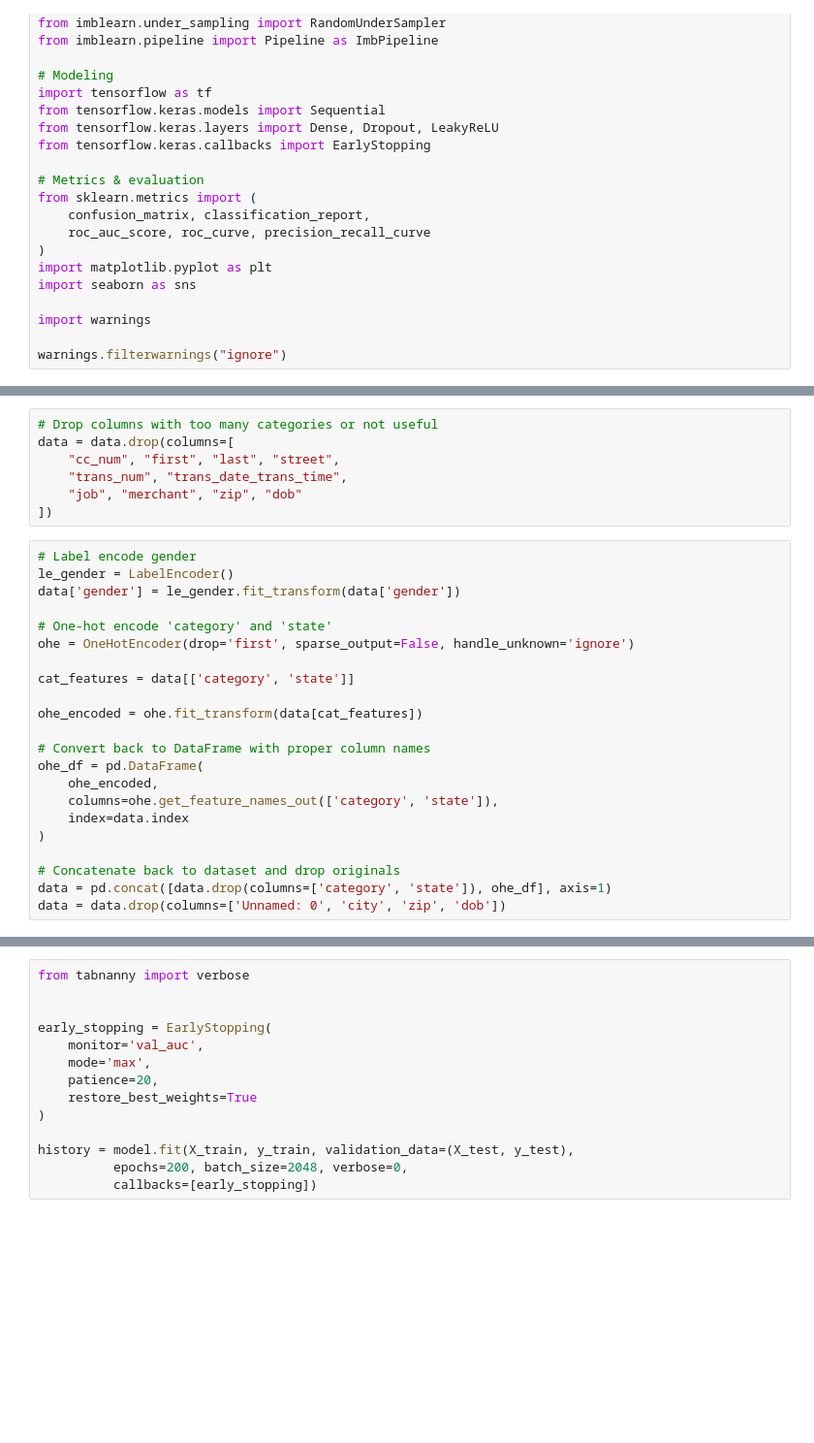
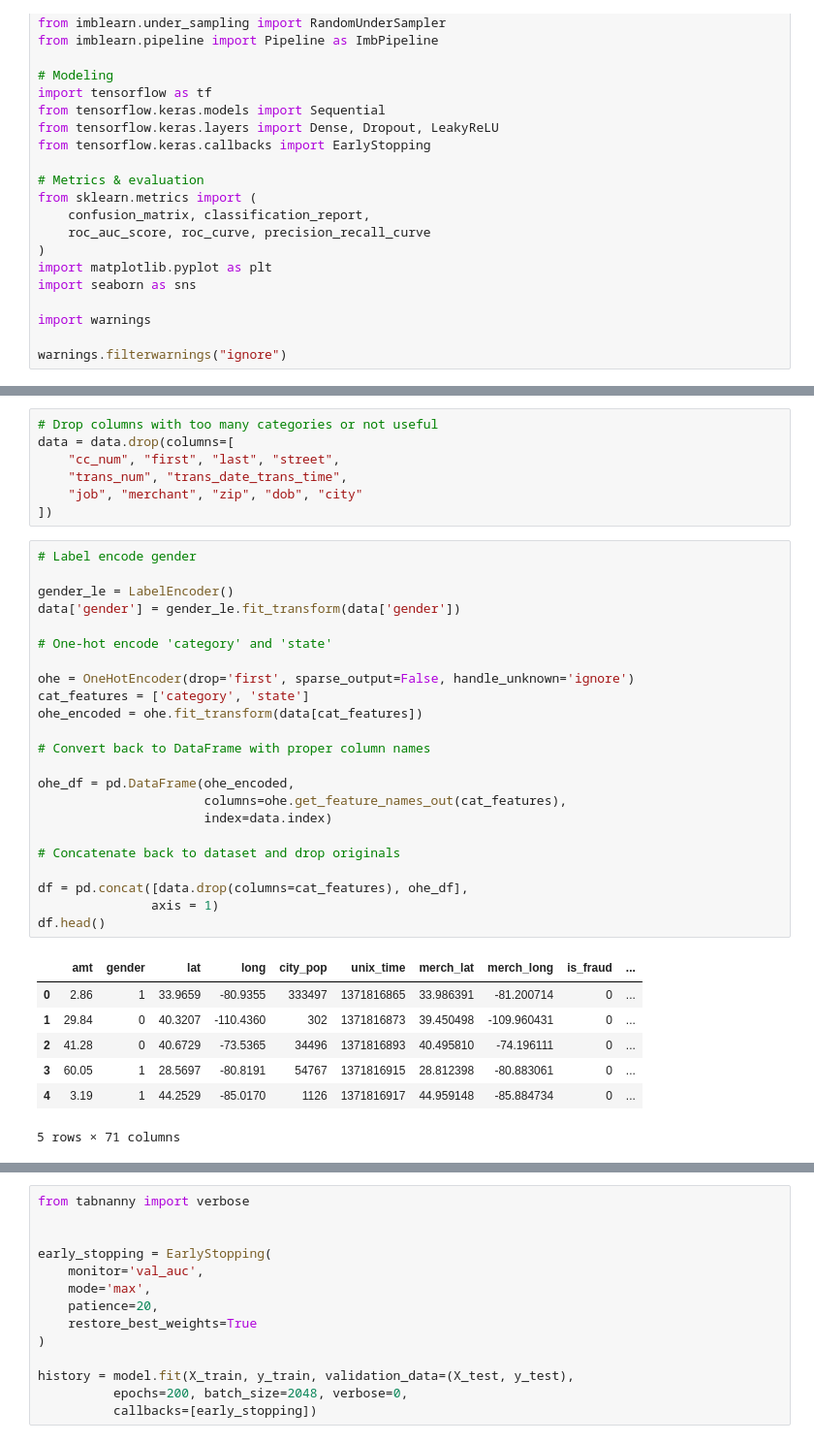
Before and after one commit to FbStatsQuant/ANN, a Jupyter notebook: 1_ANN_Classification_tensorflow.ipynb, the cells around one changed output, grey strips where cells are left out. Shown at 97% size. Cells and saved outputs as stored; diff of their text form; blank space fills up the shorter version.

```diff
--- a/1_ANN_Classification_tensorflow.ipynb
+++ b/1_ANN_Classification_tensorflow.ipynb
@@ -51,29 +51,38 @@ data.head()
 data = data.drop(columns=[
     "cc_num", "first", "last", "street",
     "trans_num", "trans_date_trans_time",
-    "job", "merchant", "zip", "dob"
+    "job", "merchant", "zip", "dob", "city"
 ])
 # %%
 # Label encode gender
-le_gender = LabelEncoder()
-data['gender'] = le_gender.fit_transform(data['gender'])
+
+gender_le = LabelEncoder()
+data['gender'] = gender_le.fit_transform(data['gender'])
 
 # One-hot encode 'category' and 'state'
+
 ohe = OneHotEncoder(drop='first', sparse_output=False, handle_unknown='ignore')
-
-cat_features = data[['category', 'state']]
-
+cat_features = ['category', 'state']
 ohe_encoded = ohe.fit_transform(data[cat_features])
 
 # Convert back to DataFrame with proper column names
-ohe_df = pd.DataFrame(
-    ohe_encoded,
-    columns=ohe.get_feature_names_out(['category', 'state']),
-    index=data.index
-)
+
+ohe_df = pd.DataFrame(ohe_encoded,
+                      columns=ohe.get_feature_names_out(cat_features),
+                      index=data.index)
 
 # Concatenate back to dataset and drop originals
-data = pd.concat([data.drop(columns=['category', 'state']), ohe_df], axis=1)
-data = data.drop(columns=['Unnamed: 0', 'city', 'zip', 'dob'])
+
+df = pd.concat([data.drop(columns=cat_features), ohe_df],
+               axis = 1)
+df.head()
+# %% [output]
+|  | amt | gender | lat | long | city_pop | unix_time | merch_lat | merch_long | is_fraud | ... |
+| 0 | 2.86 | 1 | 33.9659 | -80.9355 | 333497 | 1371816865 | 33.986391 | -81.200714 | 0 | ... |
+| 1 | 29.84 | 0 | 40.3207 | -110.4360 | 302 | 1371816873 | 39.450498 | -109.960431 | 0 | ... |
+| 2 | 41.28 | 0 | 40.6729 | -73.5365 | 34496 | 1371816893 | 40.495810 | -74.196111 | 0 | ... |
+| 3 | 60.05 | 1 | 28.5697 | -80.8191 | 54767 | 1371816915 | 28.812398 | -80.883061 | 0 | ... |
+| 4 | 3.19 | 1 | 44.2529 | -85.0170 | 1126 | 1371816917 | 44.959148 | -85.884734 | 0 | ... |
+5 rows × 71 columns
 # %%
 # Split X / y
```
Also changed, not shown: parts of 5 cells of this notebook.
